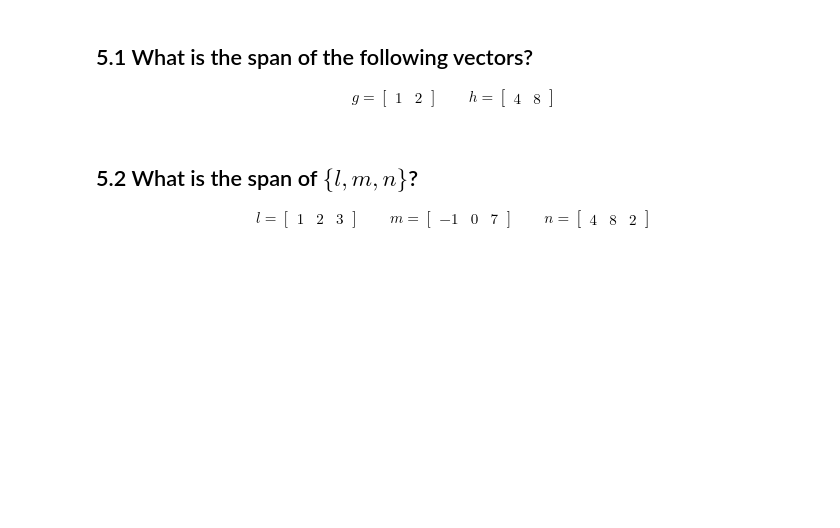
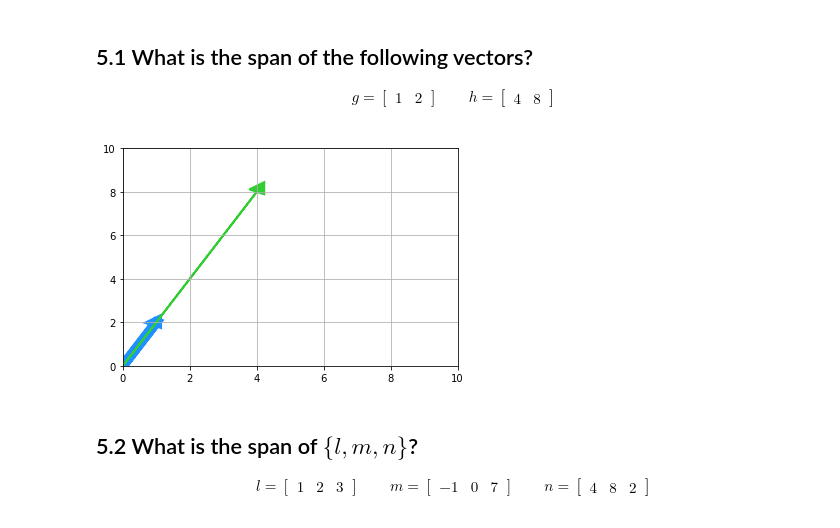
Before and after one commit to ericaburdett/DS-Unit-1-Sprint-3-Linear-Algebra, a Jupyter notebook: module2-intermediate-linear-algebra/Intermediate_Linear_Algebra_Assignment.ipynb, the cells around one changed output. Saved outputs shown, nothing was run; the diff lists cells and outputs as text; code cells hidden in the pictures; blank space fills up the shorter version.

```diff
--- a/module2-intermediate-linear-algebra/Intermediate_Linear_Algebra_Assignment.ipynb
+++ b/module2-intermediate-linear-algebra/Intermediate_Linear_Algebra_Assignment.ipynb
@@ -244,6 +337,35 @@ g = \begin{bmatrix} 1 & 2 \end{bmatrix}
 \qquad
 h = \begin{bmatrix} 4 & 8 \end{bmatrix}
 \end{align}
+# %%
+# Create vectors
+g = np.array([1, 2])
+h = np.array([4, 8])
+
+# Graph to show linear dependence
+fig, ax = plt.subplots()
+ax.grid()
+plt.xlim(0, 10)
+plt.ylim(0, 10)
+
+plt.arrow(0,0, g[0], g[1],
+          head_width=.05,
+          head_length=0.05,
+          linewidth=10,
+          color ='dodgerblue')
+
+plt.arrow(0,0, h[0], h[1],
+          head_width=.5,
+          head_length=0.5,
+          linewidth=2,
+          color ='limegreen')
+
+plt.show;
+
+# Because these vectors are linearly dependent, the only vectors within the span
+# lie along that line
+# %% [output]
+[figure, added]
 # %% [markdown]
 ## 5.2 What is the span of $\{l, m, n\}$?
 
```
Also changed, not shown: parts of 15 cells of this notebook.
